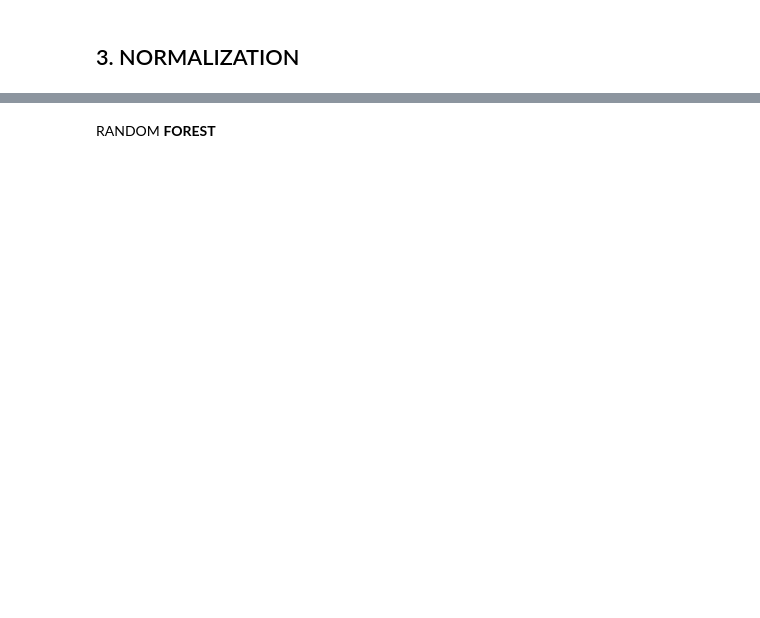
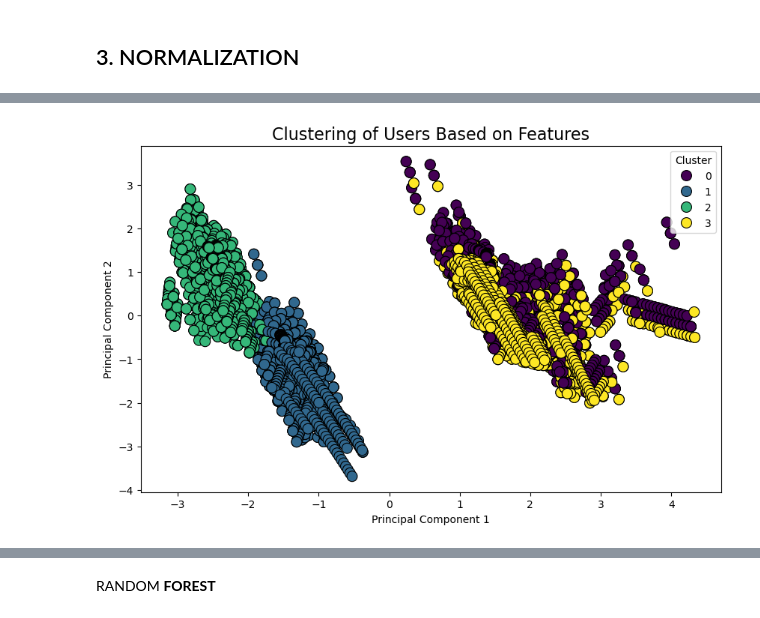
Before and after one commit to agarg2004/swasthya-sarthi, a Jupyter notebook: model.ipynb, the cells around one changed output, grey strips where cells are left out. Saved outputs shown, nothing was run; the diff lists cells and outputs as text; code cells hidden in the pictures; blank space fills up the shorter version.

```diff
--- a/model.ipynb
+++ b/model.ipynb
@@ -148,34 +249,36 @@ from sklearn.preprocessing import StandardScaler
 # Assuming `data` is your dataset with the necessary columns
 
 # Prepare features for clustering
-features = ['age', 'Height', 'weight', 'bmi', 'hypertension', 'diabetes', 'level', 'fitness_goal', 'fitness_type']
+features = ['Age', 'Height', 'Weight', 'BMI', 'Hypertension', 'Diabetes', 'Level', 'Fitness Goal', 'Fitness Type']
 X = data[features]
 
 # Ensure all features are in the same case as the original dataset (e.g., 'height' vs 'Height')
 # Initialize and fit the scaler
 scaler = StandardScaler()
 
 # Fit scaler on the training data (assuming you have a separate training dataset, or fit it directly on your data)
 X_scaled = scaler.fit_transform(X)
 
 # Perform KMeans clustering (you can adjust the number of clusters)
 kmeans = KMeans(n_clusters=4, random_state=42)
 data['cluster'] = kmeans.fit_predict(X_scaled)
 
 # Reduce dimensions for visualization (PCA to 2D)
 pca = PCA(n_components=2)
 X_pca = pca.fit_transform(X_scaled)
 
 # Plot the clusters
 plt.figure(figsize=(10, 6))
 sns.scatterplot(x=X_pca[:, 0], y=X_pca[:, 1], hue=data['cluster'], palette='viridis', s=100, edgecolor='black')
 
 # Set plot labels and title
 plt.title("Clustering of Users Based on Features", fontsize=16)
 plt.xlabel("Principal Component 1")
 plt.ylabel("Principal Component 2")
 plt.legend(title="Cluster", loc="upper right")
 plt.show()
+# %% [output]
+[figure, added]
 # %%
 import seaborn as sns
 import matplotlib.pyplot as plt
```
Also changed, not shown: parts of 21 cells of this notebook, 7 other files.
